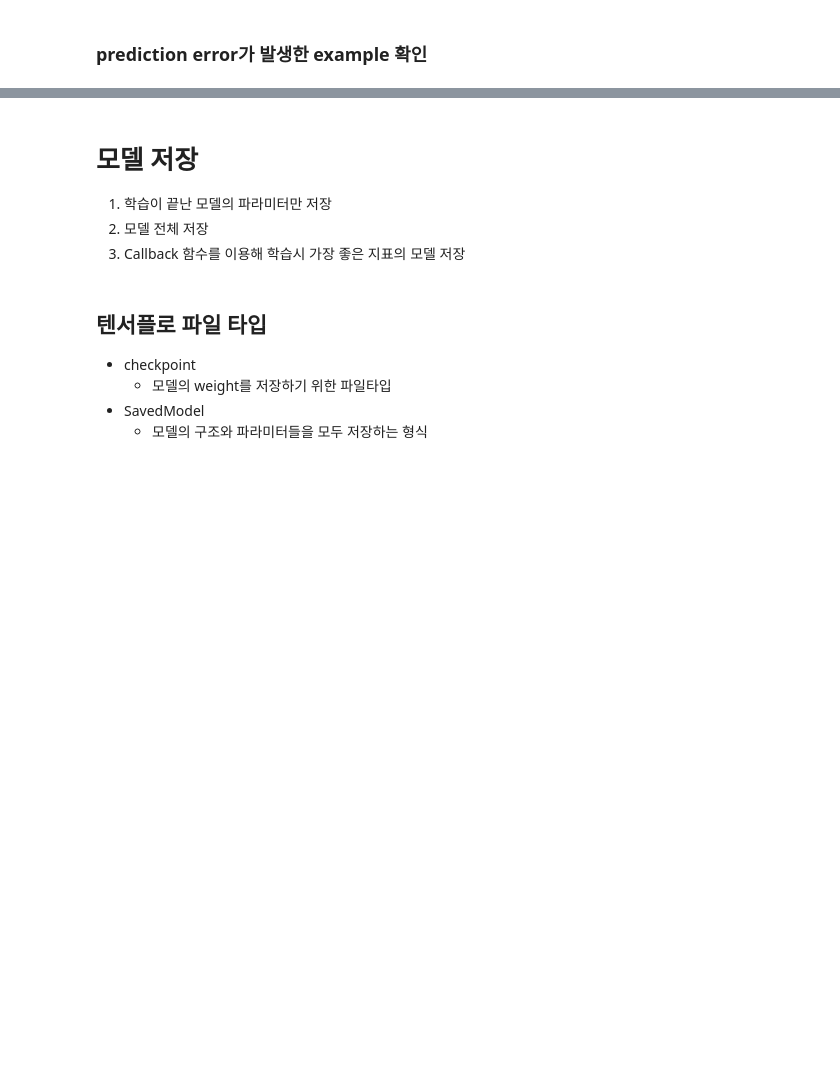
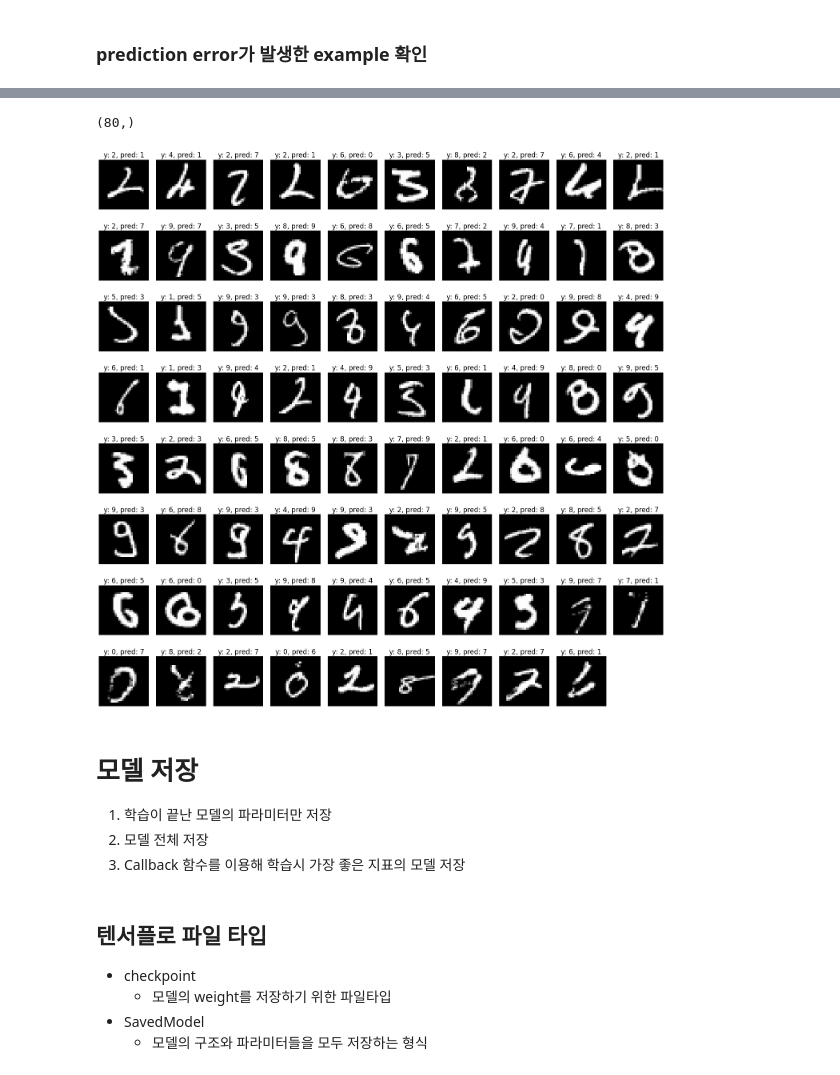
Before and after one commit to purple-cabbage0030/class_review, a Jupyter notebook: 13.deepLearning/07_CNN_MNIST분류_모델저장.ipynb, the cells around one changed output, grey strips where cells are left out. Saved outputs shown, nothing was run; the diff lists cells and outputs as text; code cells hidden in the pictures; blank space fills up the shorter version.

```diff
--- a/13.deepLearning/07_CNN_MNIST분류_모델저장.ipynb
+++ b/13.deepLearning/07_CNN_MNIST분류_모델저장.ipynb
@@ -30,2 +220,6 @@ def plot_accuracy(history):
 # %% [markdown]
 ### prediction error가 발생한 example 확인
+# %%
+y = np.array([1,2,3,4,5,6])
+p = np.array([1,2,6,4,5,1])
+np.where(y!=p)
@@ -31,0 +233,3 @@ def plot_accuracy(history):
+# %%
+pred = model.predict(X_test)
+pred.shape
@@ -31,0 +248,3 @@ def plot_accuracy(history):
+# %%
+pred_label = np.argmax(pred, axis=-1)
+pred_label.shape
@@ -32,3 +272,27 @@ def plot_accuracy(history):
+# %%
+idx = np.where(test_label != pred_label)[0]
+idx.shape
+# %% [output]
+(80,)
+# %%
+# 틀린 결과 중 10개 확인
+import matplotlib.pyplot as plt
+
+plt.figure(figsize=(20,20))
+for i in range(79):
+  error_idx = idx[i]
+  p = pred_label[error_idx]  # 예측
+  y = test_label[error_idx]  # 정답
+
+  plt.subplot(8, 10, i+1)
+  plt.imshow(test_img[error_idx], cmap='gray')
+  plt.title('y: {}, pred: {}'.format(y, p), fontsize=17)
+  plt.axis('off')
+
+plt.tight_layout()
+plt.show()
+# %% [output]
+[figure, added]
 # %% [markdown]
 # 모델 저장
 1. 학습이 끝난 모델의 파라미터만 저장
```
Also changed, not shown: parts of 50 cells of this notebook.
